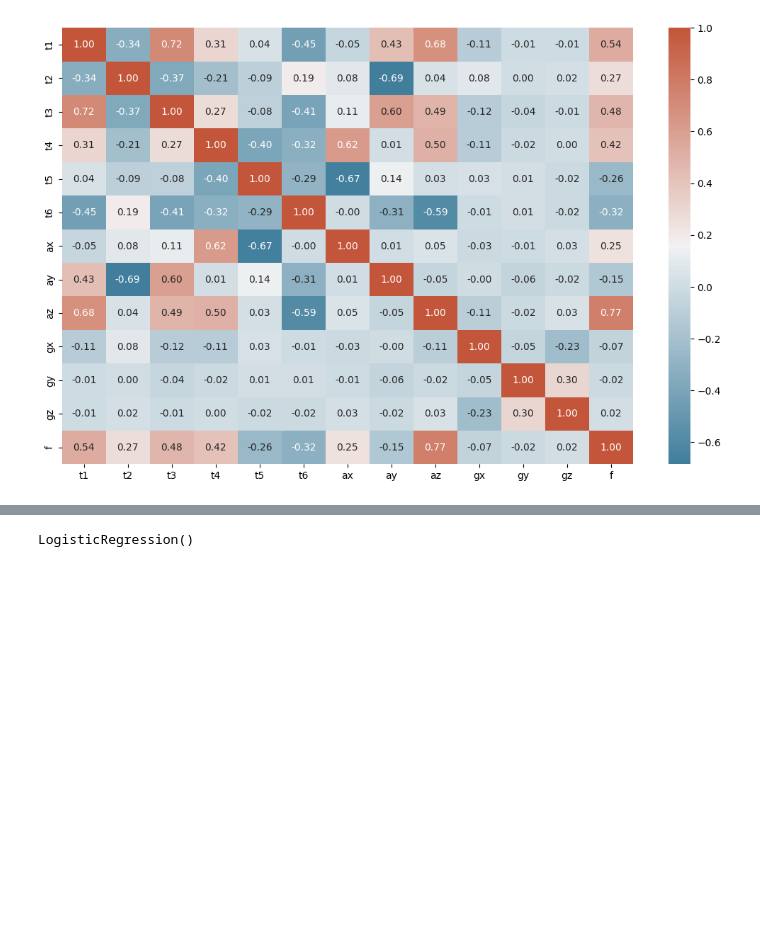
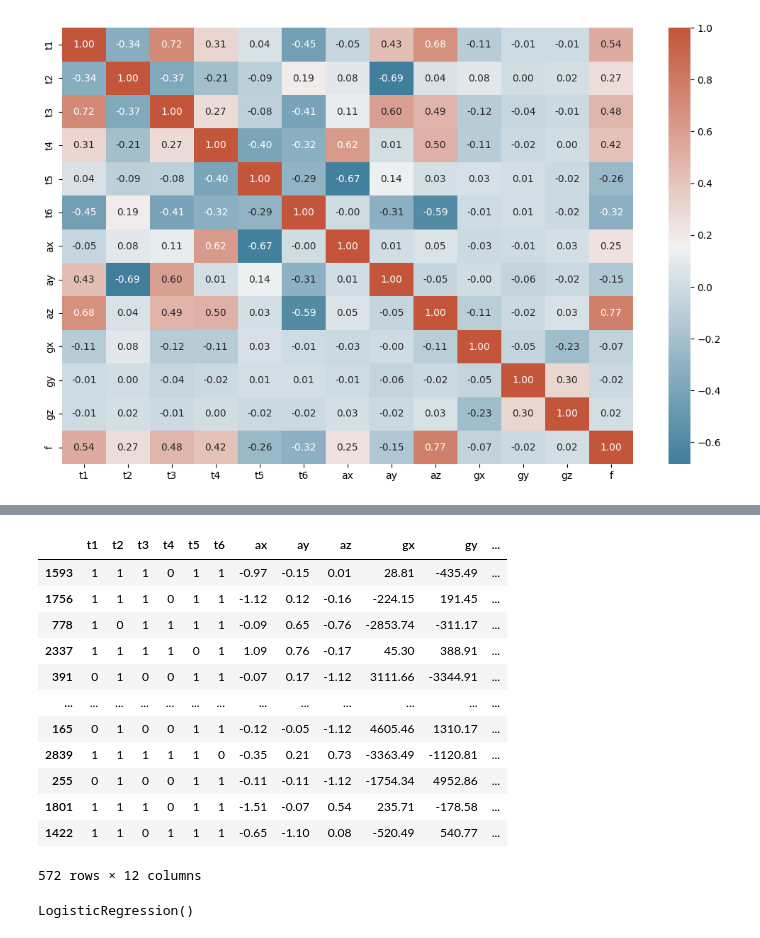
Before and after one commit to GloriaAcostaHeredia/DatasetsFace, a Jupyter notebook: SB_Classifying_faces.ipynb, the cells around one changed output, grey strips where cells are left out. Cells and saved outputs as stored; diff of their text form; code cells hidden in the pictures; blank space fills up the shorter version.

```diff
--- a/SB_Classifying_faces.ipynb
+++ b/SB_Classifying_faces.ipynb
@@ -77 +92,17 @@ X_train
+# %%
+X_test
+# %% [output]
+|  | t1 | t2 | t3 | t4 | t5 | t6 | ax | ay | az | gx | gy | ... |
+| 1593 | 1 | 1 | 1 | 0 | 1 | 1 | -0.97 | -0.15 | 0.01 | 28.81 | -435.49 | ... |
+| 1756 | 1 | 1 | 1 | 0 | 1 | 1 | -1.12 | 0.12 | -0.16 | -224.15 | 191.45 | ... |
+| 778 | 1 | 0 | 1 | 1 | 1 | 1 | -0.09 | 0.65 | -0.76 | -2853.74 | -311.17 | ... |
+| 2337 | 1 | 1 | 1 | 1 | 0 | 1 | 1.09 | 0.76 | -0.17 | 45.30 | 388.91 | ... |
+| 391 | 0 | 1 | 0 | 0 | 1 | 1 | -0.07 | 0.17 | -1.12 | 3111.66 | -3344.91 | ... |
+| ... | ... | ... | ... | ... | ... | ... | ... | ... | ... | ... | ... | ... |
+| 165 | 0 | 1 | 0 | 0 | 1 | 1 | -0.12 | -0.05 | -1.12 | 4605.46 | 1310.17 | ... |
+| 2839 | 1 | 1 | 1 | 1 | 1 | 0 | -0.35 | 0.21 | 0.73 | -3363.49 | -1120.81 | ... |
+| 255 | 0 | 1 | 0 | 0 | 1 | 1 | -0.11 | -0.11 | -1.12 | -1754.34 | 4952.86 | ... |
+| 1801 | 1 | 1 | 1 | 0 | 1 | 1 | -1.51 | -0.07 | 0.54 | 235.71 | -178.58 | ... |
+| 1422 | 1 | 1 | 0 | 1 | 1 | 1 | -0.65 | -1.10 | 0.08 | -520.49 | 540.77 | ... |
+572 rows × 12 columns
 # %%
```
Also changed, not shown: parts of 15 cells of this notebook.
